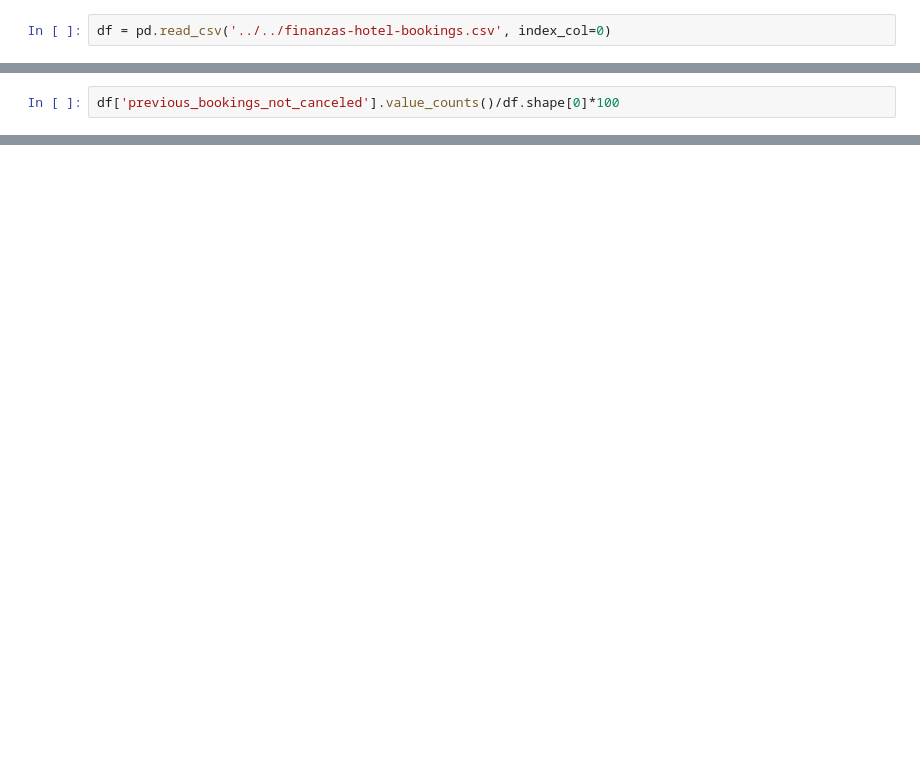
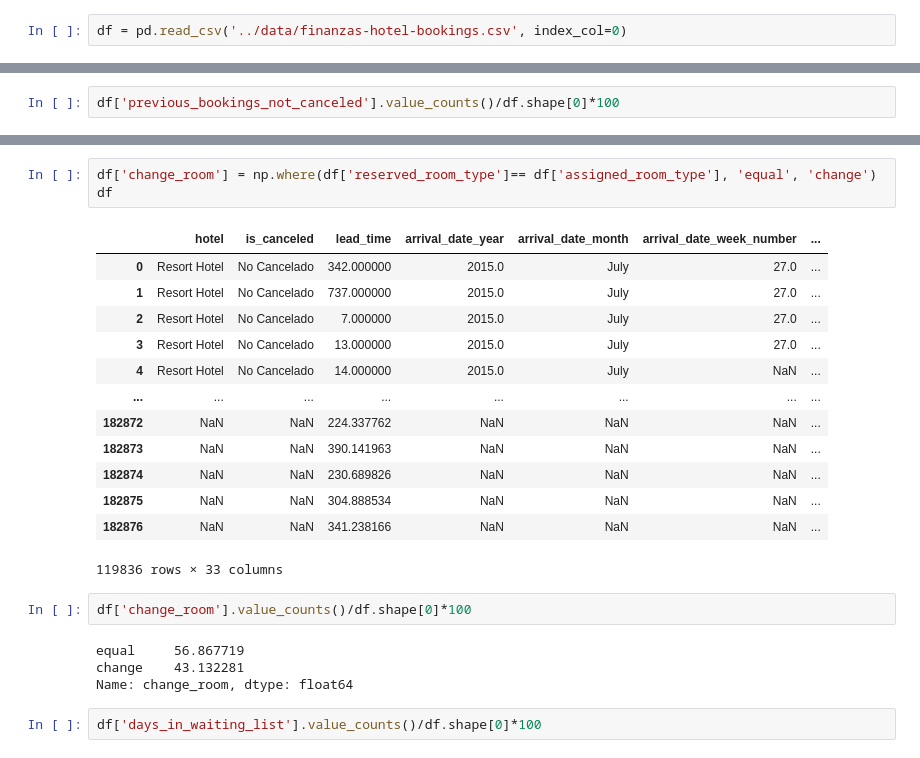
Before and after one commit to Adalab/proyecto-da-promof-modulo4-equipo5, a Jupyter notebook: notebooks/01_exploracion.ipynb, the cells around one changed output, grey strips where cells are left out. Saved outputs shown, nothing was run; the diff lists cells and outputs as text; blank space fills up the shorter version.

```diff
--- a/notebooks/01_exploracion.ipynb
+++ b/notebooks/01_exploracion.ipynb
@@ -25,7 +25,7 @@ from datetime import datetime
 pd.set_option('display.max_columns', None) # para poder visualizar todas las columnas de los DataFrames
 # pd.set_option('display.max_rows', None) # para poder visualizar todas las filas de los DataFrames
 # %%
-df = pd.read_csv('../../finanzas-hotel-bookings.csv', index_col=0)
+df = pd.read_csv('../data/finanzas-hotel-bookings.csv', index_col=0)
 # %%
 def exploracion_df(dataframe):
     """
@@ -331,0 +396,25 @@ df_channel
+# %%
+df['change_room'] = np.where(df['reserved_room_type']== df['assigned_room_type'], 'equal', 'change')
+df
+# %% [output]
+|  | hotel | is_canceled | lead_time | arrival_date_year | arrival_date_month | arrival_date_week_number | ... |
+| 0 | Resort Hotel | No Cancelado | 342.000000 | 2015.0 | July | 27.0 | ... |
+| 1 | Resort Hotel | No Cancelado | 737.000000 | 2015.0 | July | 27.0 | ... |
+| 2 | Resort Hotel | No Cancelado | 7.000000 | 2015.0 | July | 27.0 | ... |
+| 3 | Resort Hotel | No Cancelado | 13.000000 | 2015.0 | July | 27.0 | ... |
+| 4 | Resort Hotel | No Cancelado | 14.000000 | 2015.0 | July | NaN | ... |
+| ... | ... | ... | ... | ... | ... | ... | ... |
+| 182872 | NaN | NaN | 224.337762 | NaN | NaN | NaN | ... |
+| 182873 | NaN | NaN | 390.141963 | NaN | NaN | NaN | ... |
+| 182874 | NaN | NaN | 230.689826 | NaN | NaN | NaN | ... |
+| 182875 | NaN | NaN | 304.888534 | NaN | NaN | NaN | ... |
+| 182876 | NaN | NaN | 341.238166 | NaN | NaN | NaN | ... |
+119836 rows × 33 columns
+# %%
+df['change_room'].value_counts()/df.shape[0]*100
+# %% [output]
+equal     56.867719
+change    43.132281
+Name: change_room, dtype: float64
+# %%
+df['days_in_waiting_list'].value_counts()/df.shape[0]*100
```
Also changed, not shown: parts of 37 cells of this notebook, 1 other file.
